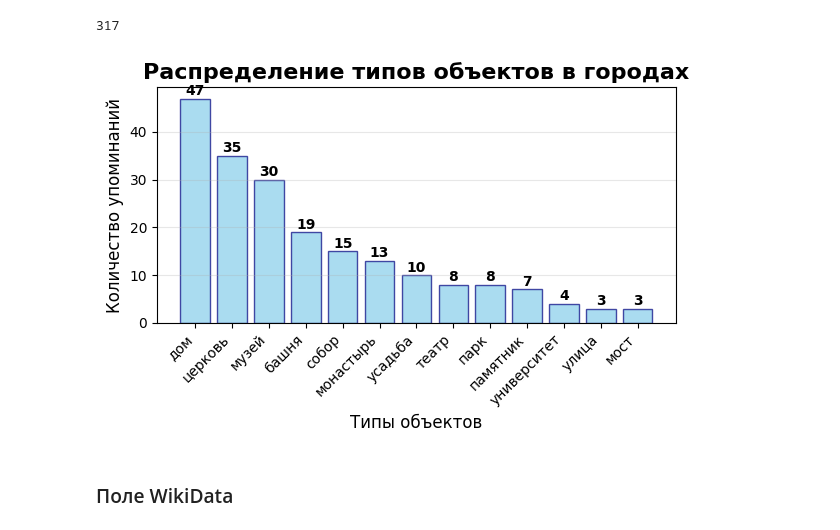
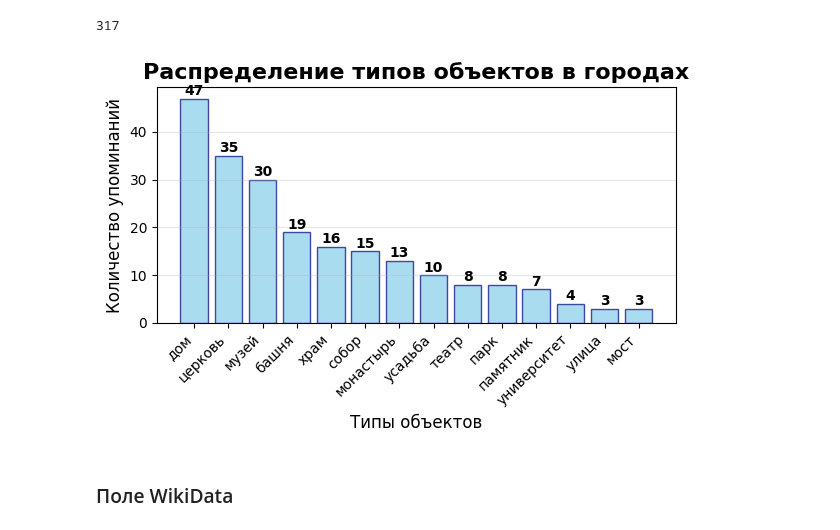
Before and after one commit to alex-chin/dls_part_2_nlp, a Jupyter notebook: week_08_chatgpt_instruction_tuning_RAG/Homework/hw05_rag.ipynb, the cells around one changed output. Drawn from its saved outputs; the diff is of its cells as text; code cells hidden in the pictures.

```diff
--- a/week_08_chatgpt_instruction_tuning_RAG/Homework/hw05_rag.ipynb
+++ b/week_08_chatgpt_instruction_tuning_RAG/Homework/hw05_rag.ipynb
@@ -239,11 +239,12 @@ df['Name'].unique().shape[0]
 # %% [output]
 317
 # %%
-type_freq=['дом', 'церковь', 'музей', 'памятник', 'собор', 'башня', 'театр', 'улица', 'парк', 'монастырь', 'усадьба', 'университет', 'мост']
+type_freq=['дом', 'церковь', 'музей', 'памятник', 'собор', 'башня', 'театр', 'улица', 'парк', 'монастырь', 'усадьба', 'университет', 'мост', 'храм']
 # %%
 type_rare=['сад', 'сквер', 'гостиница', 'стадион', 'зоопарк', 'цирк', 'планетарий']
 # %%
 import matplotlib.pyplot as plt
+import re
 
 data = df['Name'].unique()
 
@@ -251,6 +252,7 @@ data = df['Name'].unique()
 # Функция для поиска вхождений
 def count_types_in_data(data, types_list):
     counts = {type_name: 0 for type_name in types_list}
+    counts["прочее"] = 0
 
     for item in data:
         item_lower = item.lower()
@@ -258,35 +260,38 @@ def count_types_in_data(data, types_list):
             # Ищем точные вхождения слов
             if re.search(r'\b' + re.escape(type_name) + r'\b', item_lower):
                 counts[type_name] += 1
+            else:
+                counts["прочее"] += 1
 
     return counts
 
 # Подсчитываем вхождения
 type_counts = count_types_in_data(data, type_freq)
+etc_count = type_counts.pop('прочее')
 
 # Сортируем по убыванию частоты
 sorted_types = sorted(type_counts.items(), key=lambda x: x[1], reverse=True)
 types, counts = zip(*sorted_types)
 
 # Строим график
 plt.figure(figsize=(6, 4))
 bars = plt.bar(types, counts, color='skyblue', edgecolor='navy', alpha=0.7)
 
 # Добавляем значения на столбцы
 for bar, count in zip(bars, counts):
     plt.text(bar.get_x() + bar.get_width()/2, bar.get_height() + 0.1,
              str(count), ha='center', va='bottom', fontweight='bold')
 
 plt.title('Распределение типов объектов в городах', fontsize=16, fontweight='bold')
 plt.xlabel('Типы объектов', fontsize=12)
 plt.ylabel('Количество упоминаний', fontsize=12)
 plt.xticks(rotation=45, ha='right')
 plt.grid(axis='y', alpha=0.3)
 plt.tight_layout()
 
 plt.show()
 # %% [output]
-[figure, old version]
+[figure, new version]
 # %% [markdown]
 ### Поле WikiData
 # %%
```
Also changed, not shown: parts of 24 cells of this notebook.
